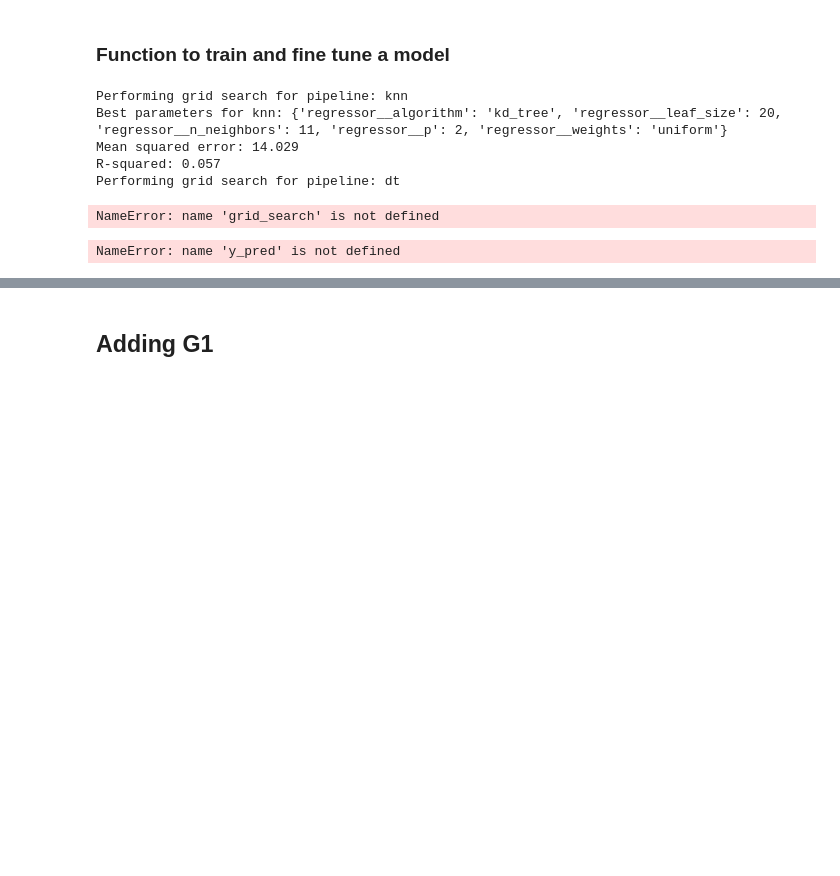
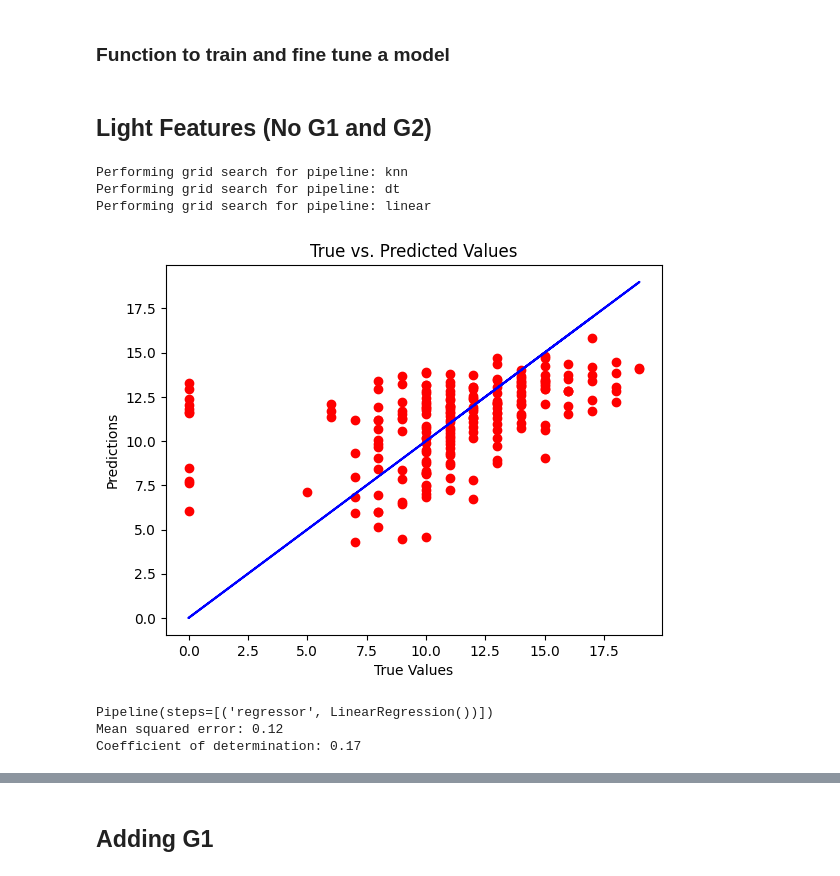
Before and after one commit to 75andybermond/Predict_Student_Performance, a Jupyter notebook: regression.ipynb, the cells around one changed output, grey strips where cells are left out. Saved outputs shown, nothing was run; the diff lists cells and outputs as text; code cells hidden in the pictures; blank space fills up the shorter version.

Commit message:
"progress on regression"

```diff
--- a/regression.ipynb
+++ b/regression.ipynb
@@ -37,7 +37,7 @@ columns_cat = df[['school', 'sex', 'address', 'famsize', 'Pstatus', 'Medu', 'Fed
        'higher', 'internet', 'romantic', 'famrel', 'freetime', 'goout', 'Dalc',
        'Walc', 'health']]
 
-continue_cols = df[['age','absences']]
+continue_cols = df[['age','absences', 'G1']]
 
 # cocat in a new dataframe
 df_cat = pd.concat([columns_cat, continue_cols], axis=1)
@@ -69,22 +84,18 @@ X_train, X_test, y_train, y_test = train_test_split(X, y, test_size=0.2, random_
 ### Function to train and fine tune a model
 # %%
 def evaluate_models(X_train, X_test, y_train, y_test):
-    # Create preprocessing pipeline
-    preprocessing_pipeline = ColumnTransformer(
-        transformers=[
-            ('num', MinMaxScaler(), make_column_selector(dtype_include=np.number)),
-            ('cat', OneHotEncoder(), make_column_selector(dtype_include=object))
-        ])
 
     # Create pipelines for each model
     knn_pipeline = Pipeline(steps=[
-        ('preprocessing', preprocessing_pipeline),
         ('regressor', KNeighborsRegressor())
     ])
 
     dt_pipeline = Pipeline(steps=[
-        ('preprocessing', preprocessing_pipeline),
         ('regressor', DecisionTreeRegressor())
+    ])
+
+    linear_pipeline = Pipeline(steps=[
+        ('regressor', LinearRegression())
     ])
 
     # Define hyperparameter search spaces for each pipeline
@@ -103,7 +114,8 @@ def evaluate_models(X_train, X_test, y_train, y_test):
     # Create a dictionary containing all the pipelines and their corresponding hyperparameter search spaces
     pipelines = {
         'knn': (knn_pipeline, knn_params),
-        'dt': (dt_pipeline, dt_params)
+        'dt': (dt_pipeline, dt_params),
+        'linear': (linear_pipeline, {})
     }
 
     # Create lists to store the pipeline names, MSE values, and R-squared values
@@ -127,36 +139,40 @@ def evaluate_models(X_train, X_test, y_train, y_test):
         mse_values.append(mse)
         r2_values.append(r2)
 
-        print(f"Best parameters for {pipeline_name}: {grid_search.best_params_}")
-        print(f"Mean squared error: {mse:.3f}")
-        print(f"R-squared: {r2:.3f}")
+        #print(f"Best parameters for {pipeline_name}: {grid_search.best_params_}")
+        #print(f"Mean squared error: {mse:.3f}")
+        #print(f"R-squared: {r2:.3f}")
+    return grid_search, y_pred, pipeline_names, mse_values, r2_values
+# %% [markdown]
+## Light Features (No G1 and G2)
 # %%
-best_model, grid_search = evaluate_models(X_train, X_test, y_train, y_test)
+eval_ligh = evaluate_models(X_train, X_test, y_train, y_test)
 # %% [output]
 Performing grid search for pipeline: knn
-Best parameters for knn: {'regressor__algorithm': 'kd_tree', 'regressor__leaf_size': 20, 'regressor__n_neighbors': 11, 'regressor__p': 2, 'regressor__weights': 'uniform'}
-Mean squared error: 14.029
-R-squared: 0.057
 Performing grid search for pipeline: dt
+Performing grid search for pipeline: linear
-# %%
-y_pred = grid_search.predict(X_test)
-# %% [output]
-NameError: name 'grid_search' is not defined
 # %%
-# plot with the best model
-plt.scatter(y_test, y_pred, color='red')
-plt.plot(y_test, y_test, color='blue')
-
 # assuming y_test and y_pred are defined from your code
-plt.scatter(y_test, y_pred, color='red')
+plt.scatter(y_test, eval_ligh[1], color='red')
 plt.plot(y_test, y_test, color='blue')
 plt.xlabel('True Values')
 plt.ylabel('Predictions')
 plt.title('True vs. Predicted Values')
 # display the distance between the line and the points
 plt.show()
+
+# print the best model
+print(eval_ligh[0].best_estimator_)
+# print mse and r2 of the best model
+print('Mean squared error: %.2f'
+        % eval_ligh[0].best_score_)
+print('Coefficient of determination: %.2f'
+        % r2_score(y_test, eval_ligh[1]))
 # %% [output]
+[figure, added]
-NameError: name 'y_pred' is not defined
+Pipeline(steps=[('regressor', LinearRegression())])
+Mean squared error: 0.12
+Coefficient of determination: 0.17
 # %%
 
 # Create scatter plot with regression line using Seaborn
```
Also changed, not shown: parts of 3 cells of this notebook.
